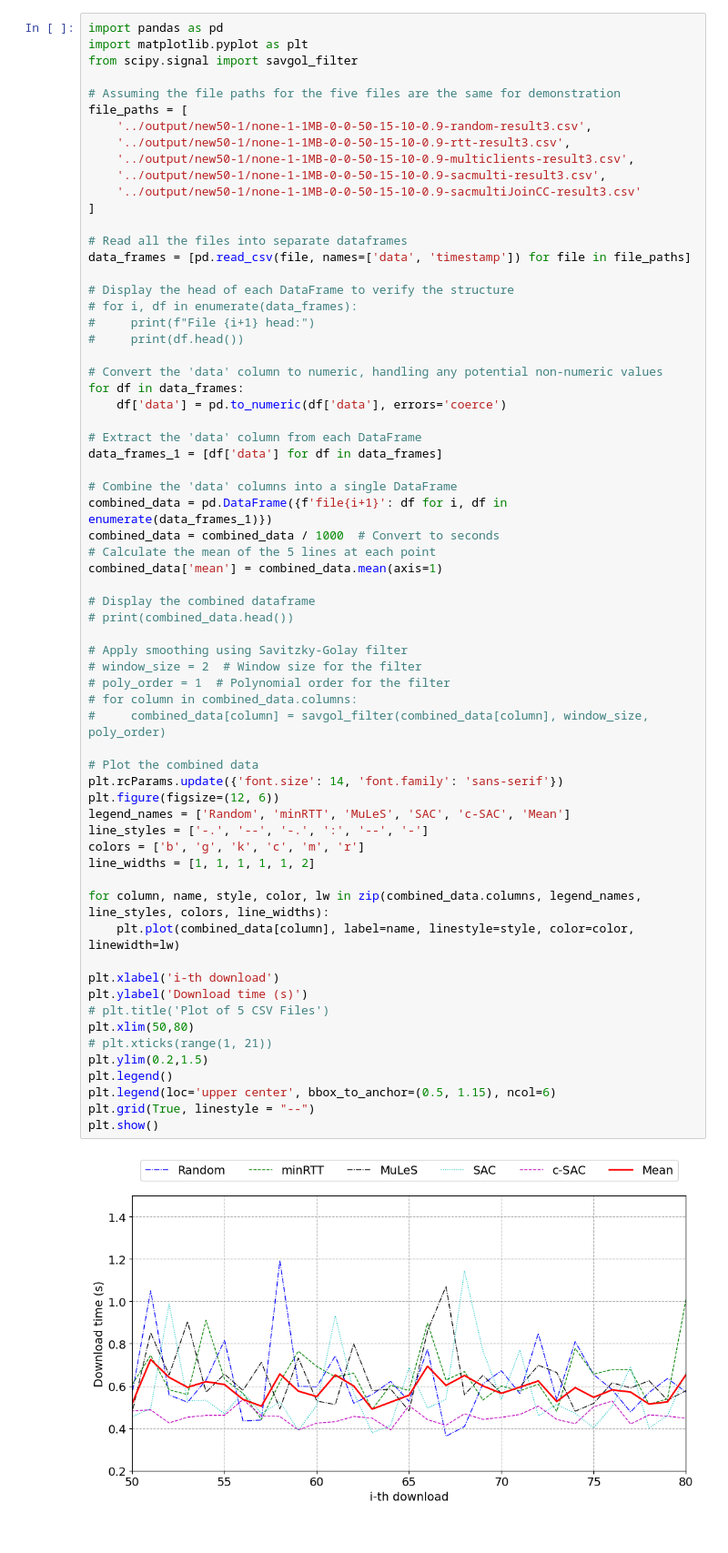
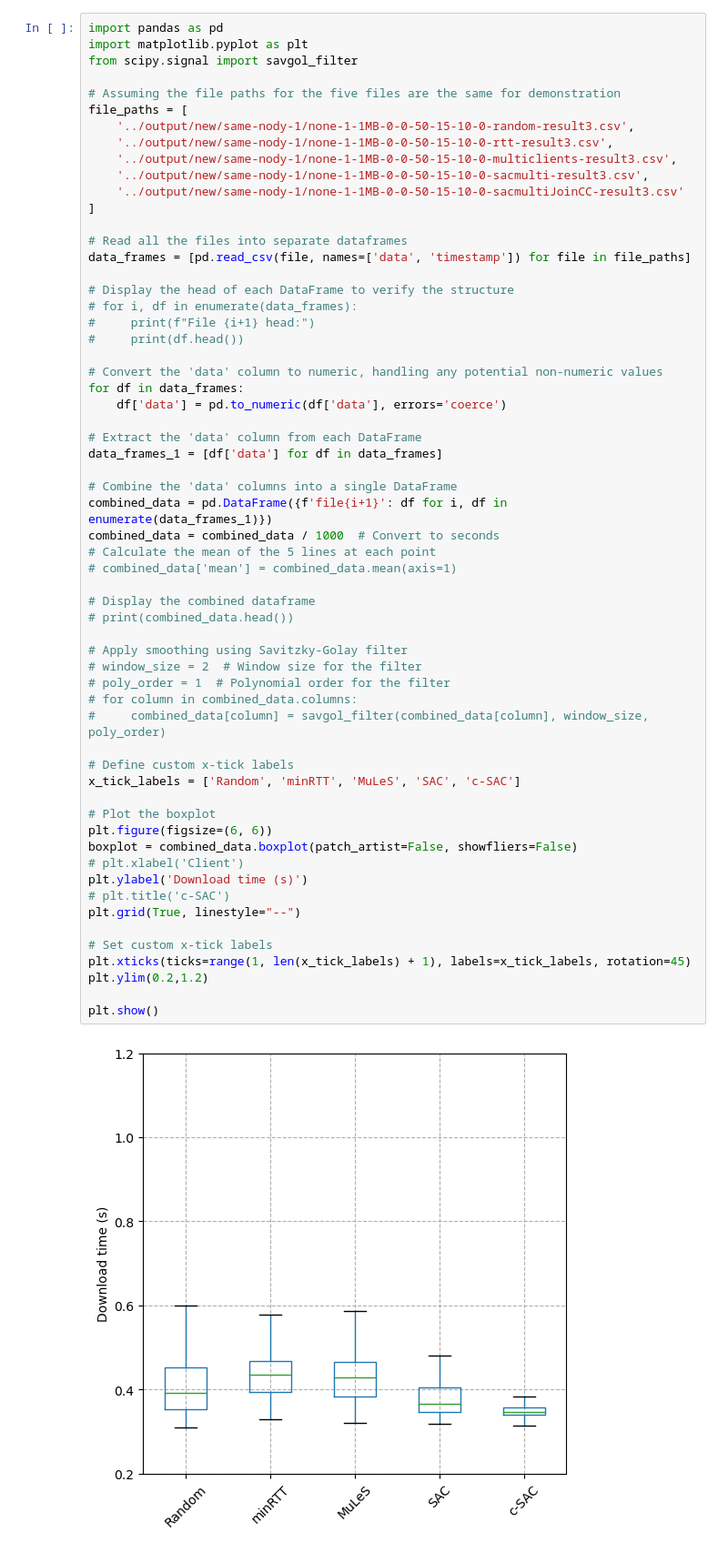
Before and after one commit to quic-vn/mpquic-drl, a Jupyter notebook: simulationFileServer/statistic/plot-1.ipynb, the cells around one changed output. Shown: that part at 91% size. Drawn from its saved outputs; the diff is of its cells as text.

```diff
--- a/simulationFileServer/statistic/plot-1.ipynb
+++ b/simulationFileServer/statistic/plot-1.ipynb
@@ -5,11 +72,11 @@ from scipy.signal import savgol_filter
 
 # Assuming the file paths for the five files are the same for demonstration
 file_paths = [
-    '../output/new50-1/none-1-1MB-0-0-50-15-10-0.9-random-result3.csv',
-    '../output/new50-1/none-1-1MB-0-0-50-15-10-0.9-rtt-result3.csv',
-    '../output/new50-1/none-1-1MB-0-0-50-15-10-0.9-multiclients-result3.csv',
-    '../output/new50-1/none-1-1MB-0-0-50-15-10-0.9-sacmulti-result3.csv',
-    '../output/new50-1/none-1-1MB-0-0-50-15-10-0.9-sacmultiJoinCC-result3.csv'
+    '../output/new/same-nody-1/none-1-1MB-0-0-50-15-10-0-random-result3.csv',
+    '../output/new/same-nody-1/none-1-1MB-0-0-50-15-10-0-rtt-result3.csv',
+    '../output/new/same-nody-1/none-1-1MB-0-0-50-15-10-0-multiclients-result3.csv',
+    '../output/new/same-nody-1/none-1-1MB-0-0-50-15-10-0-sacmulti-result3.csv',
+    '../output/new/same-nody-1/none-1-1MB-0-0-50-15-10-0-sacmultiJoinCC-result3.csv'
 ]
 
 # Read all the files into separate dataframes
@@ -18,50 +85,45 @@ data_frames = [pd.read_csv(file, names=['data', 'timestamp']) for file in file_p
 # Display the head of each DataFrame to verify the structure
 # for i, df in enumerate(data_frames):
 #     print(f"File {i+1} head:")
 #     print(df.head())
 
 # Convert the 'data' column to numeric, handling any potential non-numeric values
 for df in data_frames:
     df['data'] = pd.to_numeric(df['data'], errors='coerce')
 
 # Extract the 'data' column from each DataFrame
 data_frames_1 = [df['data'] for df in data_frames]
 
 # Combine the 'data' columns into a single DataFrame
 combined_data = pd.DataFrame({f'file{i+1}': df for i, df in enumerate(data_frames_1)})
 combined_data = combined_data / 1000  # Convert to seconds
 # Calculate the mean of the 5 lines at each point
-combined_data['mean'] = combined_data.mean(axis=1)
+# combined_data['mean'] = combined_data.mean(axis=1)
 
 # Display the combined dataframe
 # print(combined_data.head())
 
 # Apply smoothing using Savitzky-Golay filter
 # window_size = 2  # Window size for the filter
 # poly_order = 1  # Polynomial order for the filter
 # for column in combined_data.columns:
 #     combined_data[column] = savgol_filter(combined_data[column], window_size, poly_order)
 
-# Plot the combined data
-plt.rcParams.update({'font.size': 14, 'font.family': 'sans-serif'})
-plt.figure(figsize=(12, 6))
-legend_names = ['Random', 'minRTT', 'MuLeS', 'SAC', 'c-SAC', 'Mean']
-line_styles = ['-.', '--', '-.', ':', '--', '-']
-colors = ['b', 'g', 'k', 'c', 'm', 'r']
-line_widths = [1, 1, 1, 1, 1, 2]
+# Define custom x-tick labels
+x_tick_labels = ['Random', 'minRTT', 'MuLeS', 'SAC', 'c-SAC']
 
-for column, name, style, color, lw in zip(combined_data.columns, legend_names, line_styles, colors, line_widths):
-    plt.plot(combined_data[column], label=name, linestyle=style, color=color, linewidth=lw)
+# Plot the boxplot
+plt.figure(figsize=(6, 6))
+boxplot = combined_data.boxplot(patch_artist=False, showfliers=False)
+# plt.xlabel('Client')
+plt.ylabel('Download time (s)')
+# plt.title('c-SAC')
+plt.grid(True, linestyle="--")
 
-plt.xlabel('i-th download')
-plt.ylabel('Download time (s)')
-# plt.title('Plot of 5 CSV Files')
-plt.xlim(50,80)
-# plt.xticks(range(1, 21))
-plt.ylim(0.2,1.5)
-plt.legend()
-plt.legend(loc='upper center', bbox_to_anchor=(0.5, 1.15), ncol=6)
-plt.grid(True, linestyle = "--")
+# Set custom x-tick labels
+plt.xticks(ticks=range(1, len(x_tick_labels) + 1), labels=x_tick_labels, rotation=45)
+plt.ylim(0.2,1.2)
+
 plt.show()
 # %% [output]
-[figure, old version]
+[figure, new version]
```
Also changed, not shown: parts of 2 cells of this notebook, 14 other files.
